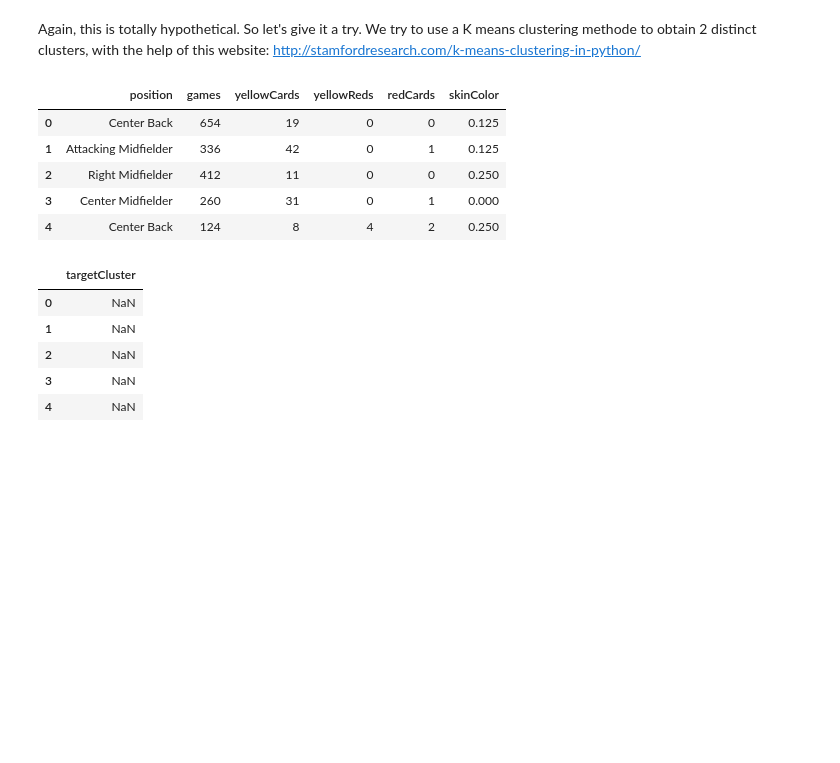
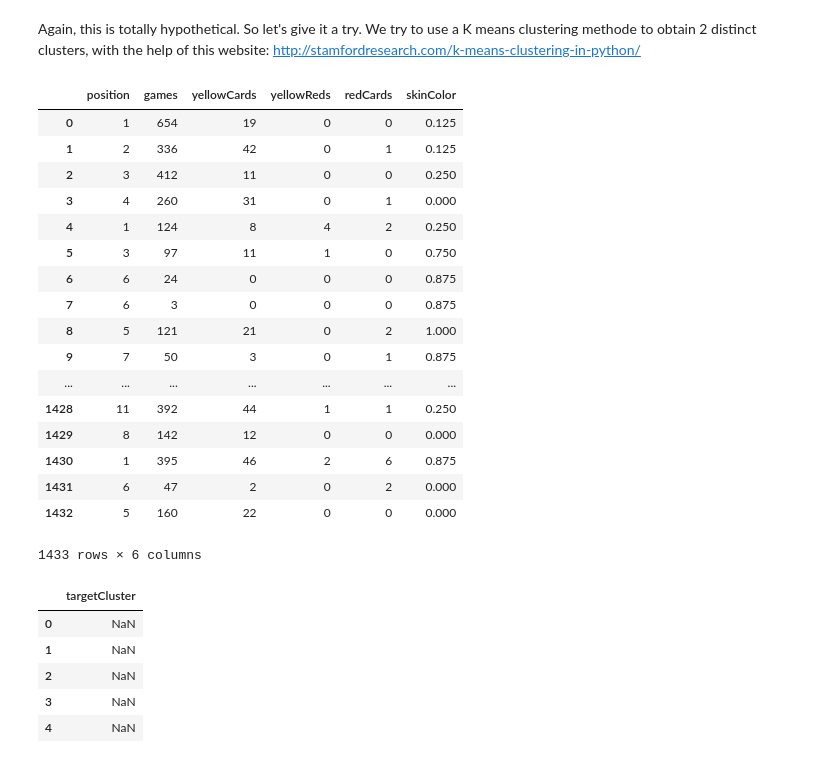
Before and after one commit to Merinorus/adaisawesome, a Jupyter notebook: Homework/04 - Applied ML/Homework04_Referees_teamawesome_Q2.ipynb, the cells around one changed output. Saved outputs shown, nothing was run; the diff lists cells and outputs as text; code cells hidden in the pictures; blank space fills up the shorter version.

```diff
--- a/Homework/04 - Applied ML/Homework04_Referees_teamawesome_Q2.ipynb
+++ b/Homework/04 - Applied ML/Homework04_Referees_teamawesome_Q2.ipynb
@@ -111,18 +111,34 @@ Then, we would try to obtain two clusters that might lead to really simple concl
 Again, this is totally hypothetical. So let's give it a try.
 We try to use a K means clustering methode to obtain 2 distinct clusters, with the help of this website:
 http://stamfordresearch.com/k-means-clustering-in-python/
-# %%
-# Input
-x = Data_aggregated
-x = x.drop(['playerShort'], 1)
-x.head()
-# %% [output]
-|  | position | games | yellowCards | yellowReds | redCards | skinColor |
-| 0 | Center Back | 654 | 19 | 0 | 0 | 0.125 |
-| 1 | Attacking Midfielder | 336 | 42 | 0 | 1 | 0.125 |
-| 2 | Right Midfielder | 412 | 11 | 0 | 0 | 0.250 |
-| 3 | Center Midfielder | 260 | 31 | 0 | 1 | 0.000 |
-| 4 | Center Back | 124 | 8 | 4 | 2 | 0.250 |
+# %%
+# Input
+x = Data_aggregated
+x = x.drop(['playerShort'], 1)
+
+# We have to convert every columns to floats, to be able to train our model
+mapping = {'Center Back': 1, 'Attacking Midfielder': 2, 'Right Midfielder': 3, 'Center Midfielder': 4, 'Defensive Midfielder': 5, 'Goalkeeper':6, 'Left Fullback':7, 'Left Midfielder':8, 'Right Fullback':9, 'Center Forward':10, 'Left Winger':11, 'Right Winger':12}
+x = x.replace({'position': mapping})
+x
+# %% [output]
+|  | position | games | yellowCards | yellowReds | redCards | skinColor |
+| 0 | 1 | 654 | 19 | 0 | 0 | 0.125 |
+| 1 | 2 | 336 | 42 | 0 | 1 | 0.125 |
+| 2 | 3 | 412 | 11 | 0 | 0 | 0.250 |
+| 3 | 4 | 260 | 31 | 0 | 1 | 0.000 |
+| 4 | 1 | 124 | 8 | 4 | 2 | 0.250 |
+| 5 | 3 | 97 | 11 | 1 | 0 | 0.750 |
+| 6 | 6 | 24 | 0 | 0 | 0 | 0.875 |
+| 7 | 6 | 3 | 0 | 0 | 0 | 0.875 |
+| 8 | 5 | 121 | 21 | 0 | 2 | 1.000 |
+| 9 | 7 | 50 | 3 | 0 | 1 | 0.875 |
+| ... | ... | ... | ... | ... | ... | ... |
+| 1428 | 11 | 392 | 44 | 1 | 1 | 0.250 |
+| 1429 | 8 | 142 | 12 | 0 | 0 | 0.000 |
+| 1430 | 1 | 395 | 46 | 2 | 6 | 0.875 |
+| 1431 | 6 | 47 | 2 | 0 | 2 | 0.000 |
+| 1432 | 5 | 160 | 22 | 0 | 0 | 0.000 |
+1433 rows × 6 columns
 # %%
 # Output with the same length as the input, that will contains the associated cluster
 y = pd.DataFrame(index=x.index, columns=['targetCluster'])
```
Also changed, not shown: parts of 2 cells of this notebook, 2 other files.
